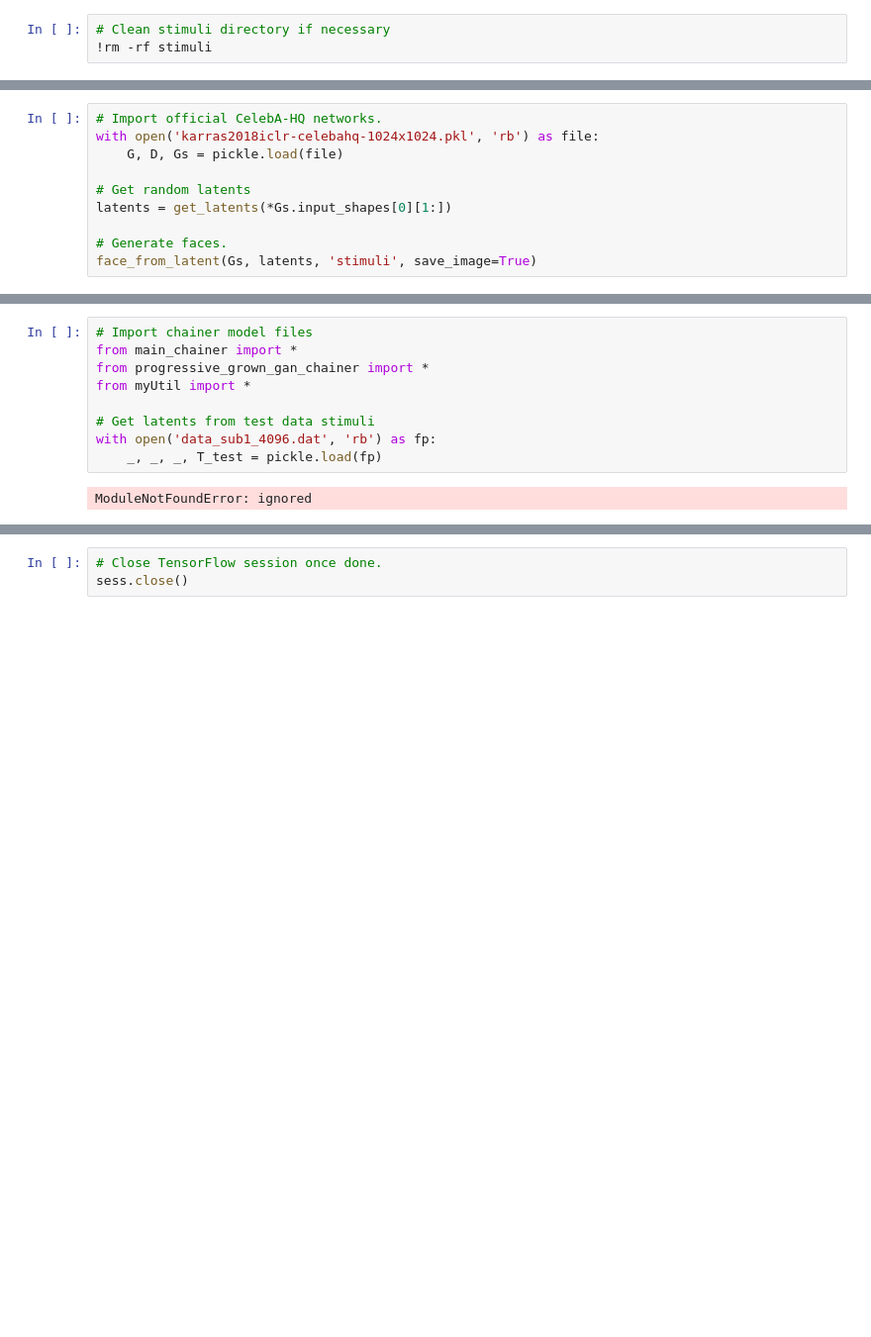
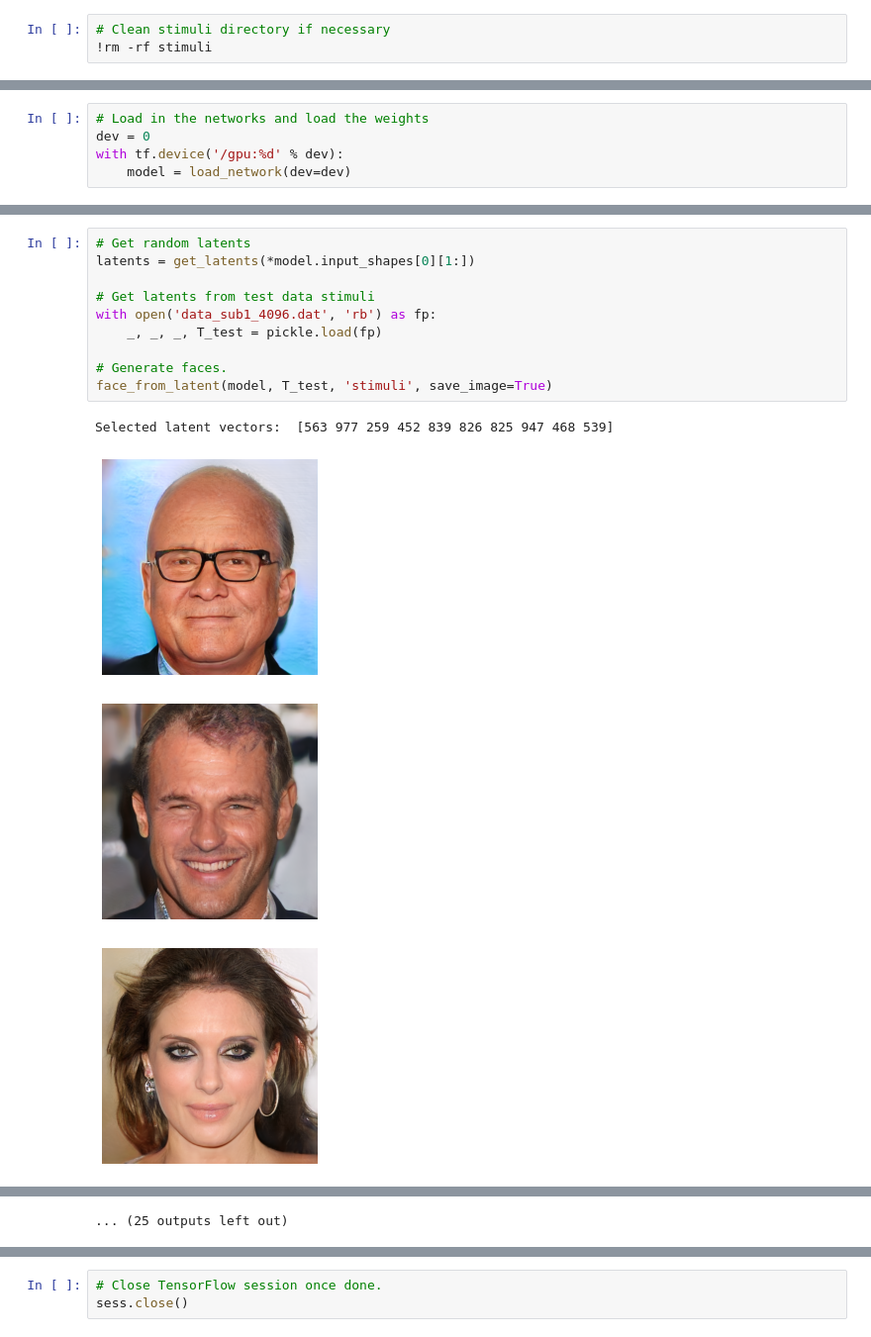
Before and after one commit to Kieranosaurus/HYPER, a Jupyter notebook: GAN_face_generation.ipynb, the cells around one changed output, grey strips where cells are left out. Shown at 99% size. Cells and saved outputs as stored; diff of their text form; blank space fills up the shorter version.

Commit message:
Added code to run faces through chainer model

```diff
--- a/GAN_face_generation.ipynb
+++ b/GAN_face_generation.ipynb
@@ -124,11 +103 @@ def _interpolate(A, B, numVectors):
 sess = tf.InteractiveSession()
-# %%
-# Import official CelebA-HQ networks.
-with open('karras2018iclr-celebahq-1024x1024.pkl', 'rb') as file:
-    G, D, Gs = pickle.load(file)
-
-# Get random latents
-latents = get_latents(*Gs.input_shapes[0][1:])
-
-# Generate faces.
-face_from_latent(Gs, latents, 'stimuli', save_image=True)
@@ -164,0 +104,5 @@ Selected latent vectors:  [404 108 991 899 902 514 104 110 620 118]
+# %%
+# Load in the networks and load the weights
+dev = 0
+with tf.device('/gpu:%d' % dev):
+    model = load_network(dev=dev)
@@ -165,11 +127,15 @@ Selected latent vectors:  [404 108 991 899 902 514 104 110 620 118]
 # %%
-# Import chainer model files
-from main_chainer import *
-from progressive_grown_gan_chainer import *
-from myUtil import *
+# Get random latents
+latents = get_latents(*model.input_shapes[0][1:])
 
 # Get latents from test data stimuli
 with open('data_sub1_4096.dat', 'rb') as fp:
     _, _, _, T_test = pickle.load(fp)
+
+# Generate faces.
+face_from_latent(model, T_test, 'stimuli', save_image=True)
 # %% [output]
-ModuleNotFoundError: ignored
+Selected latent vectors:  [563 977 259 452 839 826 825 947 468 539]
+[figure, added]
+[figure, added]
+[figure, added]
@@ -175,0 +150 @@ ModuleNotFoundError: ignored
+... (25 outputs left out)
```
Also changed, not shown: parts of 8 cells of this notebook.
